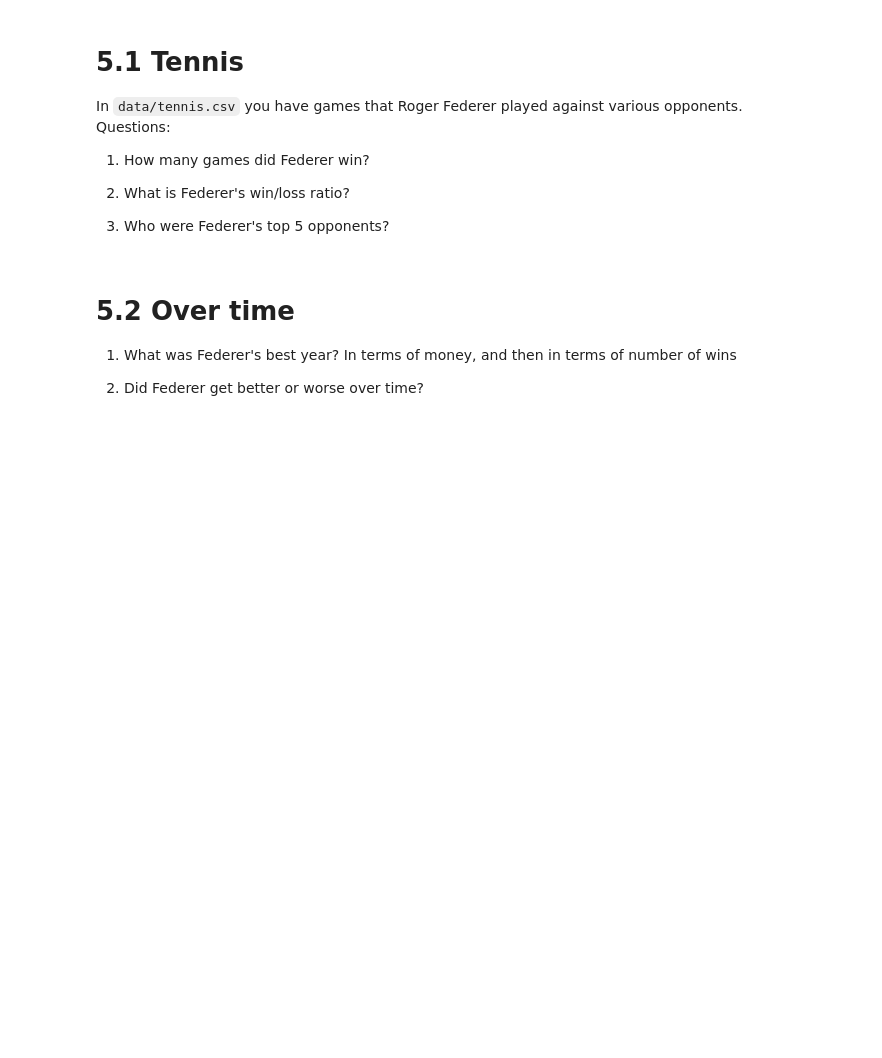
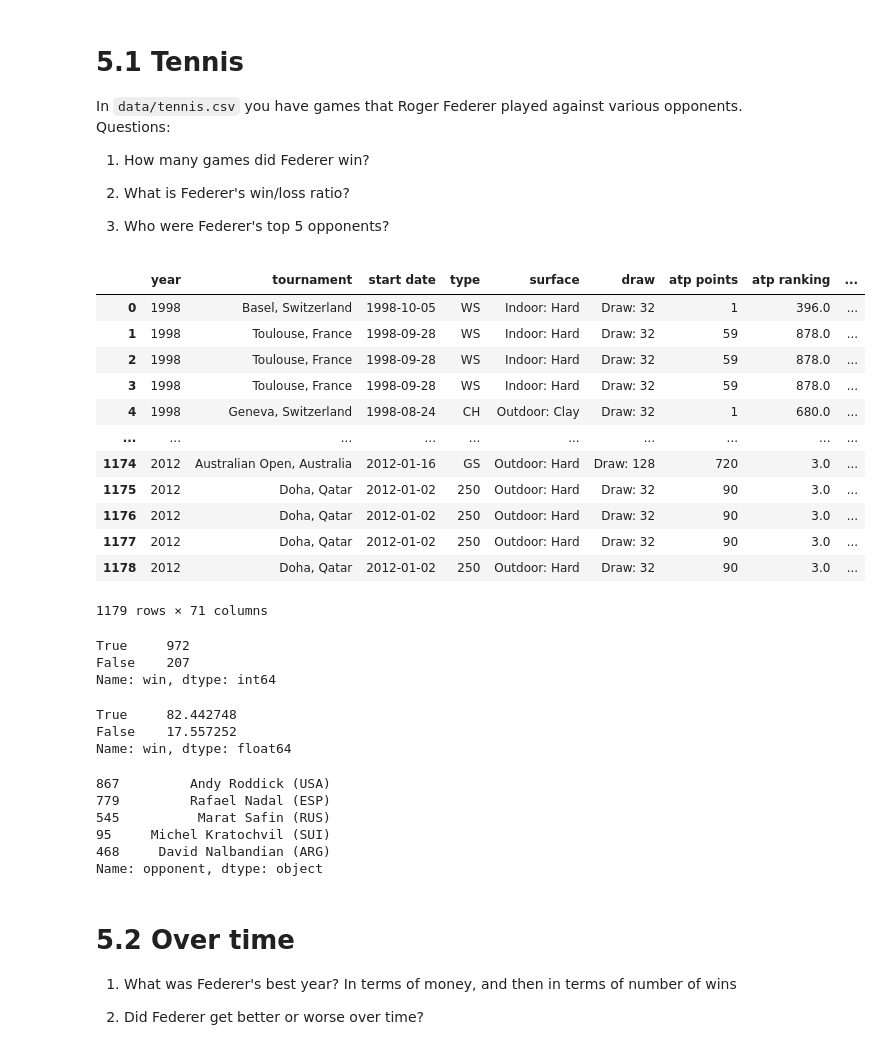
Before and after one commit to cb-ds-1/m2-1-pandas, a Jupyter notebook: workshop.ipynb, the cells around one changed output. Saved outputs shown, nothing was run; the diff lists cells and outputs as text; code cells hidden in the pictures; blank space fills up the shorter version.

Commit message:
Michael Stein Pandas Workshop

```diff
--- a/workshop.ipynb
+++ b/workshop.ipynb
@@ -153,6 +641,51 @@ In `data/tennis.csv` you have games that Roger Federer played against various op
 2. What is Federer's win/loss ratio?
 
 3. Who were Federer's top 5 opponents?
+# %%
+#Question 5.1.1
+import pandas as pd
+import numpy as np
+
+df = pd.read_csv('data/tennis.csv')
+df
+# %% [output]
+|  | year | tournament | start date | type | surface | draw | atp points | atp ranking | ... |
+| 0 | 1998 | Basel, Switzerland | 1998-10-05 | WS | Indoor: Hard | Draw: 32 | 1 | 396.0 | ... |
+| 1 | 1998 | Toulouse, France | 1998-09-28 | WS | Indoor: Hard | Draw: 32 | 59 | 878.0 | ... |
+| 2 | 1998 | Toulouse, France | 1998-09-28 | WS | Indoor: Hard | Draw: 32 | 59 | 878.0 | ... |
+| 3 | 1998 | Toulouse, France | 1998-09-28 | WS | Indoor: Hard | Draw: 32 | 59 | 878.0 | ... |
+| 4 | 1998 | Geneva, Switzerland | 1998-08-24 | CH | Outdoor: Clay | Draw: 32 | 1 | 680.0 | ... |
+| ... | ... | ... | ... | ... | ... | ... | ... | ... | ... |
+| 1174 | 2012 | Australian Open, Australia | 2012-01-16 | GS | Outdoor: Hard | Draw: 128 | 720 | 3.0 | ... |
+| 1175 | 2012 | Doha, Qatar | 2012-01-02 | 250 | Outdoor: Hard | Draw: 32 | 90 | 3.0 | ... |
+| 1176 | 2012 | Doha, Qatar | 2012-01-02 | 250 | Outdoor: Hard | Draw: 32 | 90 | 3.0 | ... |
+| 1177 | 2012 | Doha, Qatar | 2012-01-02 | 250 | Outdoor: Hard | Draw: 32 | 90 | 3.0 | ... |
+| 1178 | 2012 | Doha, Qatar | 2012-01-02 | 250 | Outdoor: Hard | Draw: 32 | 90 | 3.0 | ... |
+1179 rows × 71 columns
+# %%
+df.win.value_counts() #972 wins
+# %% [output]
+True     972
+False    207
+Name: win, dtype: int64
+# %%
+#Question 5.1.2
+df['win'].value_counts(normalize=True) * 100
+# %% [output]
+True     82.442748
+False    17.557252
+Name: win, dtype: float64
+# %%
+#Question 5.1.3 - take 5 top point values to get top 5 players
+ax = df.sort_values(by = 'player2 total points total', ascending = False).head(5)
+ax['opponent']
+# %% [output]
+867         Andy Roddick (USA)
+779         Rafael Nadal (ESP)
+545          Marat Safin (RUS)
+95     Michel Kratochvil (SUI)
+468     David Nalbandian (ARG)
+Name: opponent, dtype: object
 # %% [markdown]
 # 5.2 Over time
 
```
Also changed, not shown: parts of 41 cells of this notebook, 11 other files.
